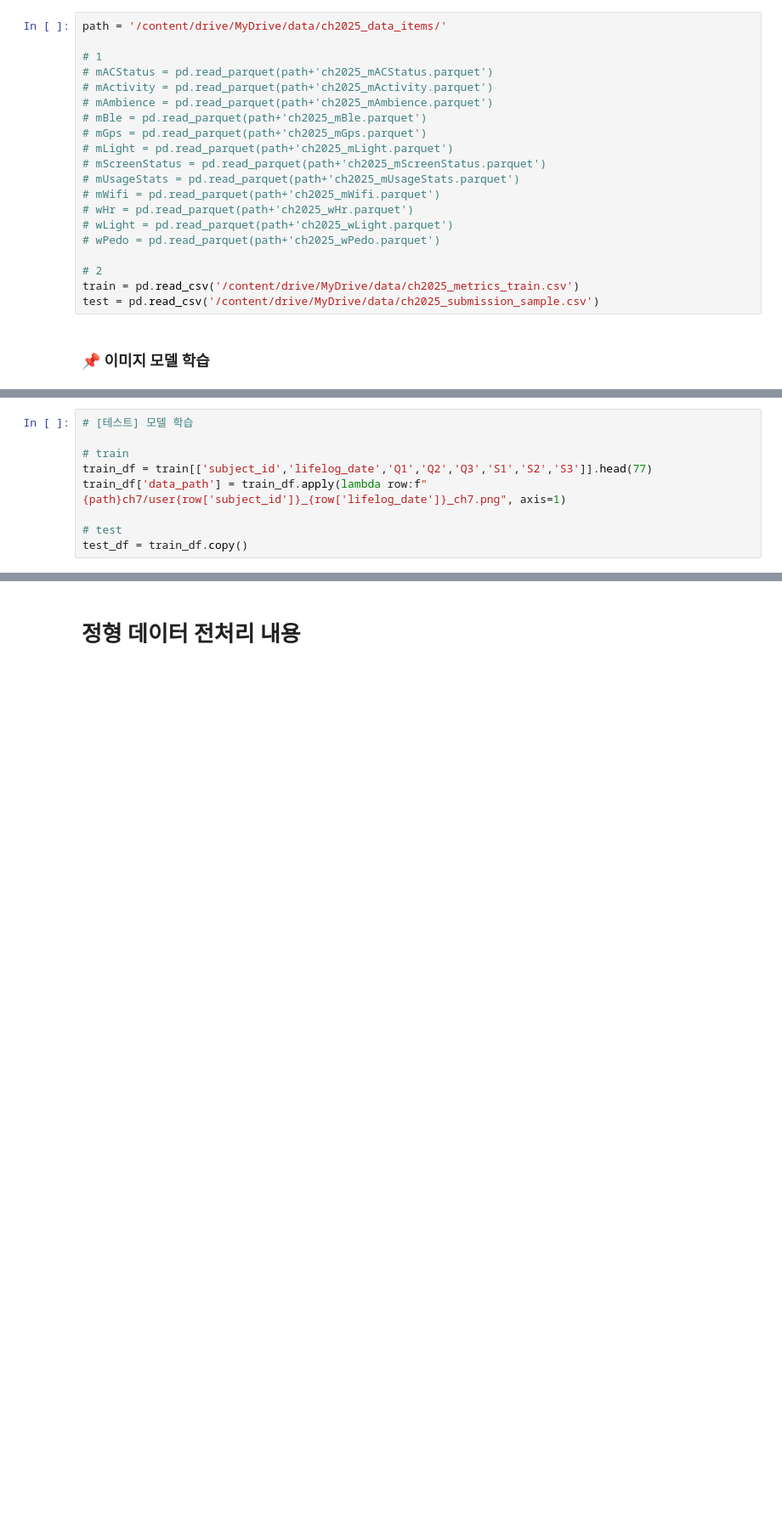
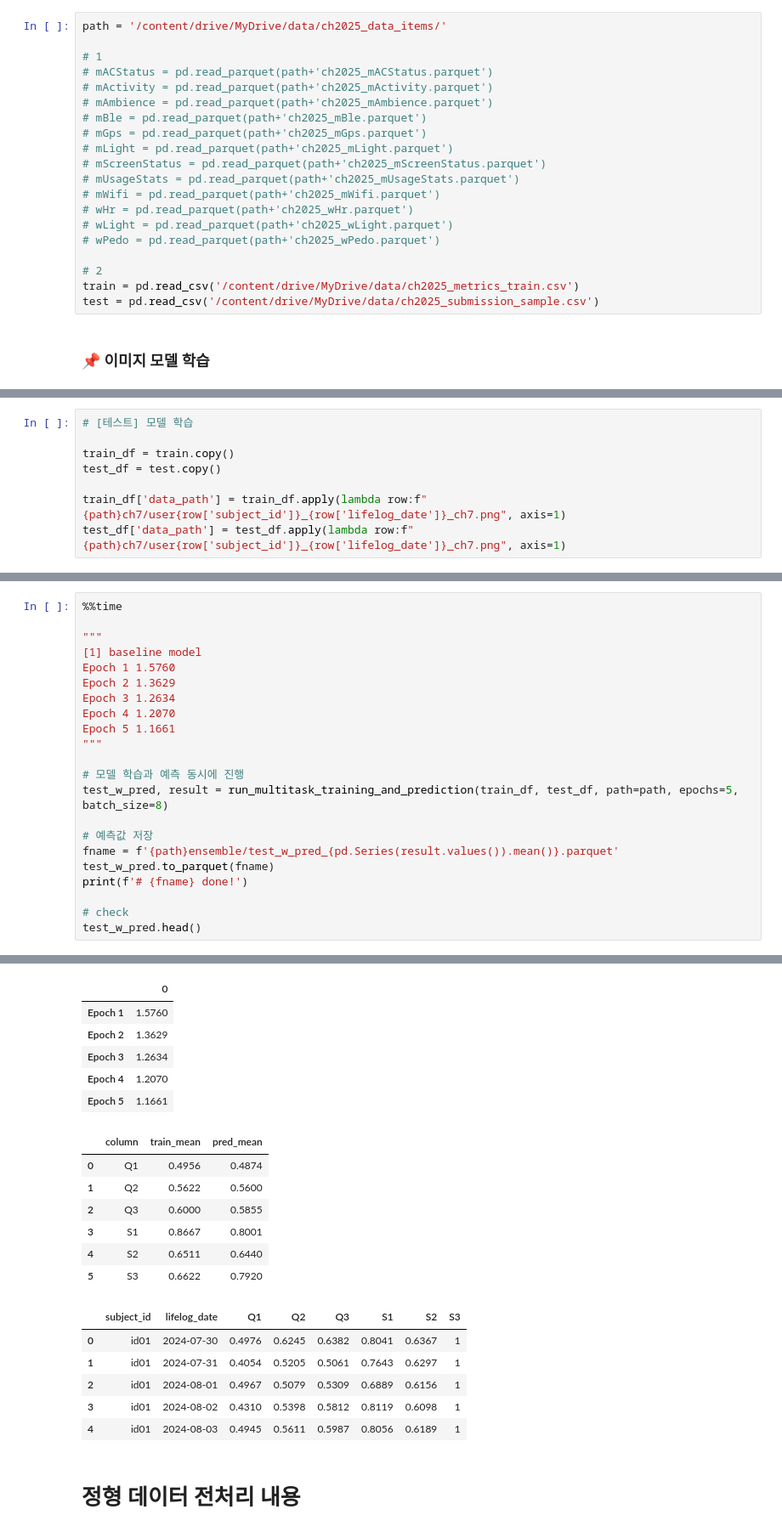
Before and after one commit to jacobgreen4477/The-4th-ETRI-AI-Human-Understanding-Competition, a Jupyter notebook: etri_이미지학습_v2_0_1.ipynb, the cells around one changed output, grey strips where cells are left out. Shown at 85% size. Cells and saved outputs as stored; diff of their text form; blank space fills up the shorter version.

```diff
--- a/etri_이미지학습_v2_0_1.ipynb
+++ b/etri_이미지학습_v2_0_1.ipynb
@@ -310,9 +341,8 @@ def run_multitask_training_and_prediction(train_df, test_df, path="./", epochs=5
 # %%
 # [테스트] 모델 학습
 
-# train
-train_df = train[['subject_id','lifelog_date','Q1','Q2','Q3','S1','S2','S3']].head(77)
+train_df = train.copy()
+test_df = test.copy()
+
 train_df['data_path'] = train_df.apply(lambda row:f"{path}ch7/user{row['subject_id']}_{row['lifelog_date']}_ch7.png", axis=1)
-
-# test
-test_df = train_df.copy()
+test_df['data_path'] = test_df.apply(lambda row:f"{path}ch7/user{row['subject_id']}_{row['lifelog_date']}_ch7.png", axis=1)
@@ -365,0 +349,23 @@ dtype: float64
+# %%
+%%time
+
+"""
+[1] baseline model
+Epoch 1	1.5760
+Epoch 2	1.3629
+Epoch 3	1.2634
+Epoch 4	1.2070
+Epoch 5	1.1661
+"""
+
+# 모델 학습과 예측 동시에 진행
+test_w_pred, result = run_multitask_training_and_prediction(train_df, test_df, path=path, epochs=5, batch_size=8)
+
+# 예측값 저장
+fname = f'{path}ensemble/test_w_pred_{pd.Series(result.values()).mean()}.parquet'
+test_w_pred.to_parquet(fname)
+print(f'# {fname} done!')
+
+# check
+test_w_pred.head()
+# %% [output]
@@ -366,3 +377,22 @@ dtype: float64
+|  | 0 |
+| Epoch 1 | 1.5760 |
+| Epoch 2 | 1.3629 |
+| Epoch 3 | 1.2634 |
+| Epoch 4 | 1.2070 |
+| Epoch 5 | 1.1661 |
+|  | column | train_mean | pred_mean |
+| 0 | Q1 | 0.4956 | 0.4874 |
+| 1 | Q2 | 0.5622 | 0.5600 |
+| 2 | Q3 | 0.6000 | 0.5855 |
+| 3 | S1 | 0.8667 | 0.8001 |
+| 4 | S2 | 0.6511 | 0.6440 |
+| 5 | S3 | 0.6622 | 0.7920 |
+|  | subject_id | lifelog_date | Q1 | Q2 | Q3 | S1 | S2 | S3 |
+| 0 | id01 | 2024-07-30 | 0.4976 | 0.6245 | 0.6382 | 0.8041 | 0.6367 | 1 |
+| 1 | id01 | 2024-07-31 | 0.4054 | 0.5205 | 0.5061 | 0.7643 | 0.6297 | 1 |
+| 2 | id01 | 2024-08-01 | 0.4967 | 0.5079 | 0.5309 | 0.6889 | 0.6156 | 1 |
+| 3 | id01 | 2024-08-02 | 0.4310 | 0.5398 | 0.5812 | 0.8119 | 0.6098 | 1 |
+| 4 | id01 | 2024-08-03 | 0.4945 | 0.5611 | 0.5987 | 0.8056 | 0.6189 | 1 |
 # %% [markdown]
 # 정형 데이터 전처리 내용
 # %% [markdown]
```
Also changed, not shown: parts of 5 cells of this notebook.
